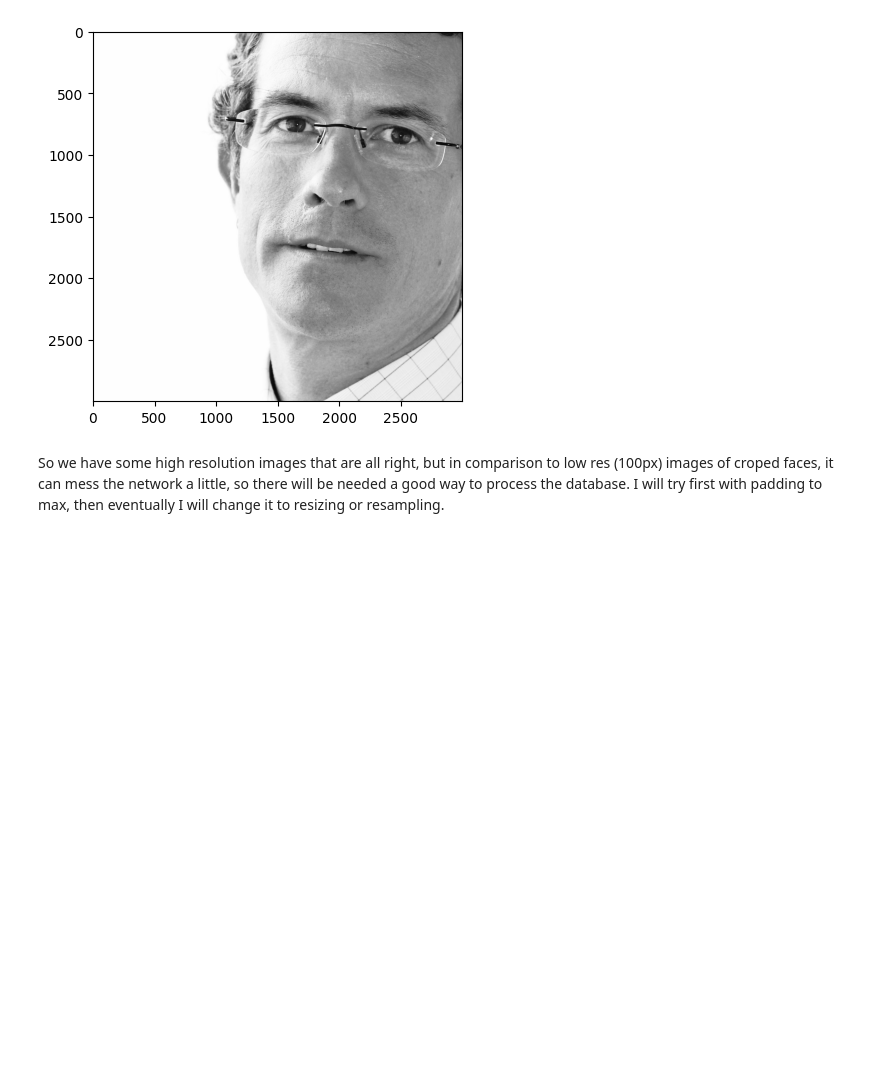
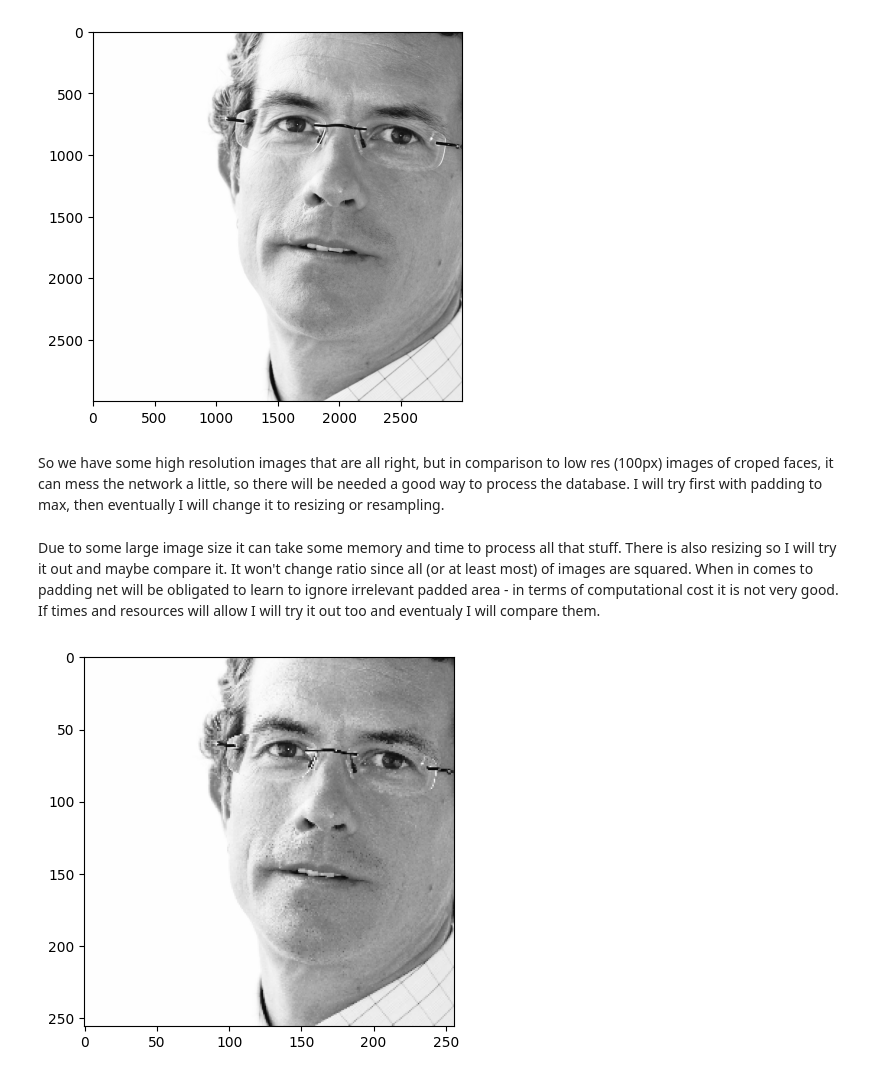
Before and after one commit to JacobeCode/Face_Detection_PyTorch, a Jupyter notebook: data_analysis/detect_analysis.ipynb, the cells around one changed output. Cells and saved outputs as stored; diff of their text form; code cells hidden in the pictures; blank space fills up the shorter version.

Commit message:
Tested resizing for cv2 and transforms

```diff
--- a/data_analysis/detect_analysis.ipynb
+++ b/data_analysis/detect_analysis.ipynb
@@ -214,3 +221,11 @@ plt.show()
 [figure]
 # %% [markdown]
 So we have some high resolution images that are all right, but in comparison to low res (100px) images of croped faces, it can mess the network a little, so there will be needed a good way to process the database. I will try first with padding to max, then eventually I will change it to resizing or resampling.
+# %% [markdown]
+Due to some large image size it can take some memory and time to process all that stuff. There is also resizing so I will try it out and maybe compare it. It won't change ratio since all (or at least most) of images are squared. When in comes to padding net will be obligated to learn to ignore irrelevant padded area - in terms of computational cost it is not very good. If times and resources will allow I will try it out too and eventualy I will compare them.
+# %%
+resize_imag = cv2.resize(np.array(max_imag), (256, 256), cv2.INTER_CUBIC)
+plt.imshow(resize_imag)
+plt.show()
+# %% [output]
+[figure, added]
```
Also changed, not shown: parts of 7 cells of this notebook.
